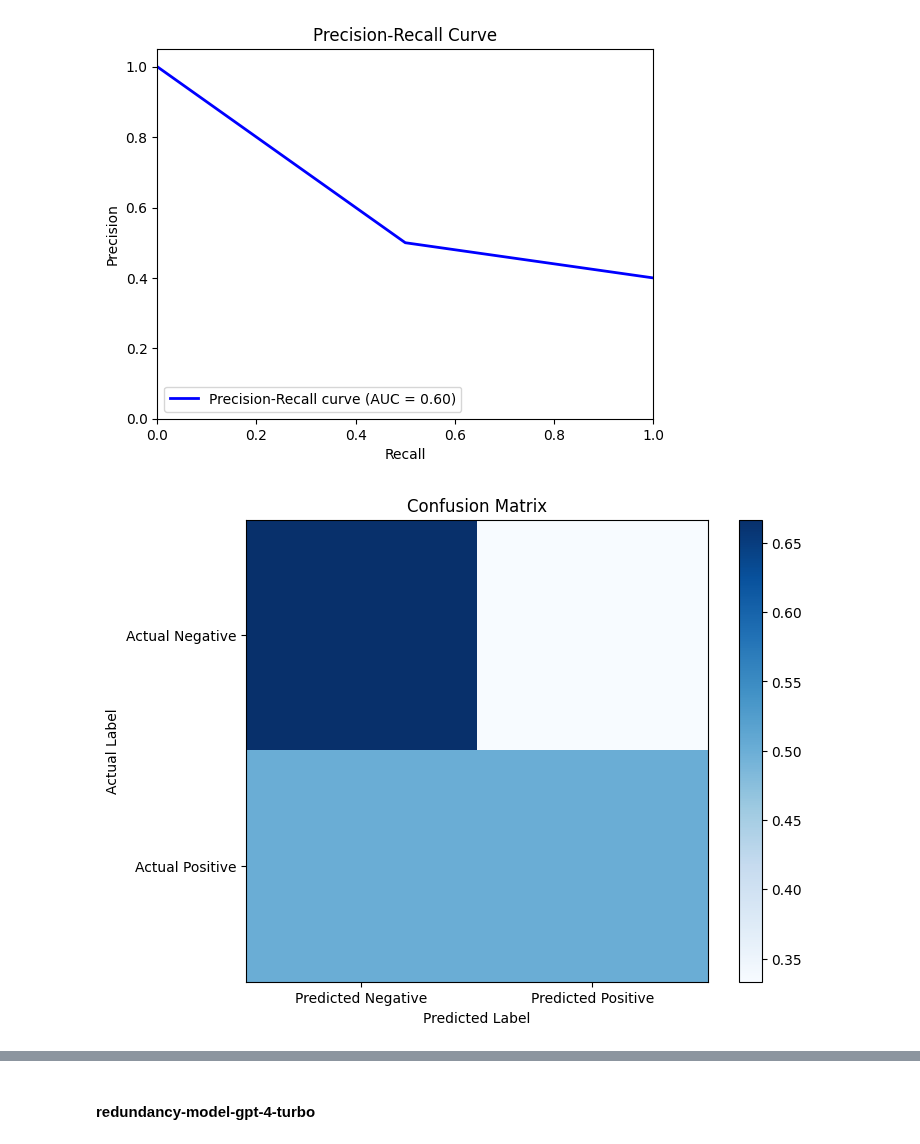
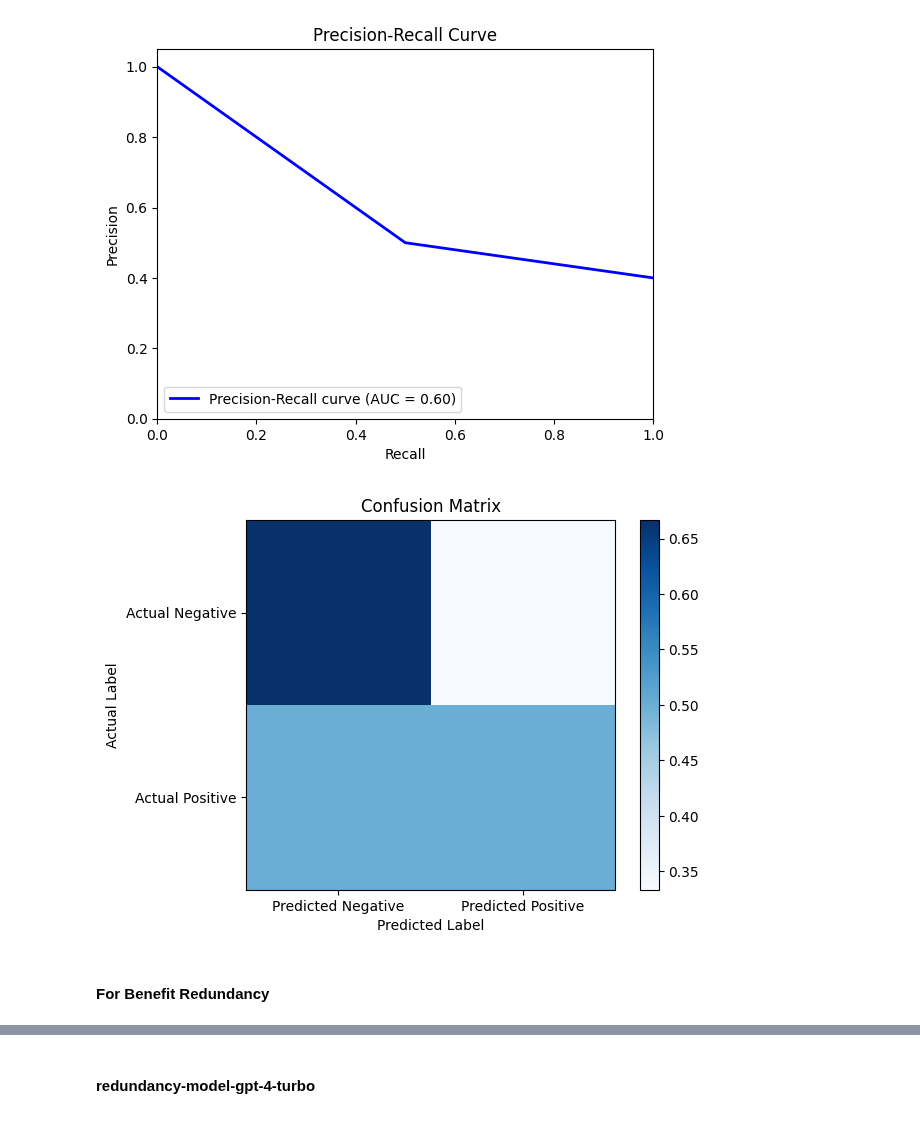
Before and after one commit to SoftwareStackLukas/LLMbasedRedundancyAnalysis, a Jupyter notebook: redundanciesbyannotations/redundant_main_part_benefit_results.ipynb, the cells around one changed output, grey strips where cells are left out. Saved outputs shown, nothing was run; the diff lists cells and outputs as text; code cells hidden in the pictures.

```diff
--- a/redundanciesbyannotations/redundant_main_part_benefit_results.ipynb
+++ b/redundanciesbyannotations/redundant_main_part_benefit_results.ipynb
@@ -94,4 +169,6 @@ tp_3_5_turbo: int = 0
 fp_3_5_turbo: int = 0
 tn_3_5_turbo: int = 0
 fn_3_5_turbo: int = 0
+# %%
+ground_truth, predicted_redundancy, tp_3_5_turbo, fp_3_5_turbo, tn_3_5_turbo, fn_3_5_turbo = calc_main_part_redundancy(excel_data, chat_gpt_results['redundancy-model-gpt-3.5-turbo'])
 # %%
@@ -99,24 +219,22 @@ fn_3_5_turbo: int = 0
 # %%
-ground_truth = [1, 0, 0, 0, 1] ## --> Need to be determined && use maybe numpy (need to look if the metrics work with it)?
-predicted_labels = [1, 0, 0, 1, 0] ## --> Need to be determined  (need to look if the metrics work with it)?
+precision_3_5_turbo = precision_score(ground_truth, predicted_redundancy)
+recall_3_5_turbo = recall_score(ground_truth, predicted_redundancy)
+f1_3_5_turbo = f1_score(ground_truth, predicted_redundancy)
+accuracy_3_5_turbo = accuracy_score(ground_truth, predicted_redundancy)
 
-precision_3_5_turbo = precision_score(ground_truth, predicted_labels)
-recall_3_5_turbo = recall_score(ground_truth, predicted_labels)
-f1_3_5_turbo = f1_score(ground_truth, predicted_labels)
-accuracy_3_5_turbo = accuracy_score(ground_truth, predicted_labels)
-
-# Specificity -- implement
-# False Positive Rate -- implement
+sensitivity_3_5_turbo = tp_3_5_turbo / (tp_3_5_turbo + fn_3_5_turbo)
+specificity_3_5_turbo = tn_3_5_turbo / (tn_3_5_turbo + fp_3_5_turbo)
+fpr_manual_3_5_turbo = fp_3_5_turbo / (fp_3_5_turbo + tn_3_5_turbo)
 
 #Confusion Matrix
-conf_matrix_3_5_turbo = confusion_matrix(ground_truth, predicted_labels)
+conf_matrix_3_5_turbo = confusion_matrix(ground_truth, predicted_redundancy)
 conf_matrix_norm_3_5_turbo = conf_matrix_3_5_turbo.astype('float') / conf_matrix_3_5_turbo.sum(axis=1)[:, np.newaxis]
 
 ###Check the following if I did it correctly
 ### Use maybe roc_auc_score
 #ROC Curve and AUC-ROC
-fpr_3_5_turbo, tpr_3_5_turbo, thresholds_3_5_turbo = roc_curve(ground_truth, predicted_labels)
+fpr_3_5_turbo, tpr_3_5_turbo, thresholds_3_5_turbo = roc_curve(ground_truth, predicted_redundancy)
 roc_auc_3_5_turbo = auc(fpr_3_5_turbo, tpr_3_5_turbo)
 # Precision-Recall Curve and AUC-PR
-precision_3_5_turbo, recall_3_5_turbo, __3_5_turbo = precision_recall_curve(ground_truth, predicted_labels)
+precision_3_5_turbo, recall_3_5_turbo, __3_5_turbo = precision_recall_curve(ground_truth, predicted_redundancy)
 pr_auc = auc(recall_3_5_turbo, precision_3_5_turbo)
@@ -170,14 +297,16 @@ plt.show()
 # %% [output]
 [figure]
 # %%
-plt.figure(figsize=(8, 6))
+plt.figure()
 plt.imshow(conf_matrix_norm_3_5_turbo, interpolation='nearest', cmap=plt.cm.Blues)
 plt.title('Confusion Matrix')
 plt.colorbar()
 plt.xticks([0, 1], ['Predicted Negative', 'Predicted Positive'])
 plt.yticks([0, 1], ['Actual Negative', 'Actual Positive'])
 plt.xlabel('Predicted Label')
 plt.ylabel('Actual Label')
 plt.show()
 # %% [output]
-[figure, old version]
+[figure, new version]
+# %% [markdown]
+#### For Benefit Redundancy
```
Also changed, not shown: parts of 43 cells of this notebook, 9 other files.
